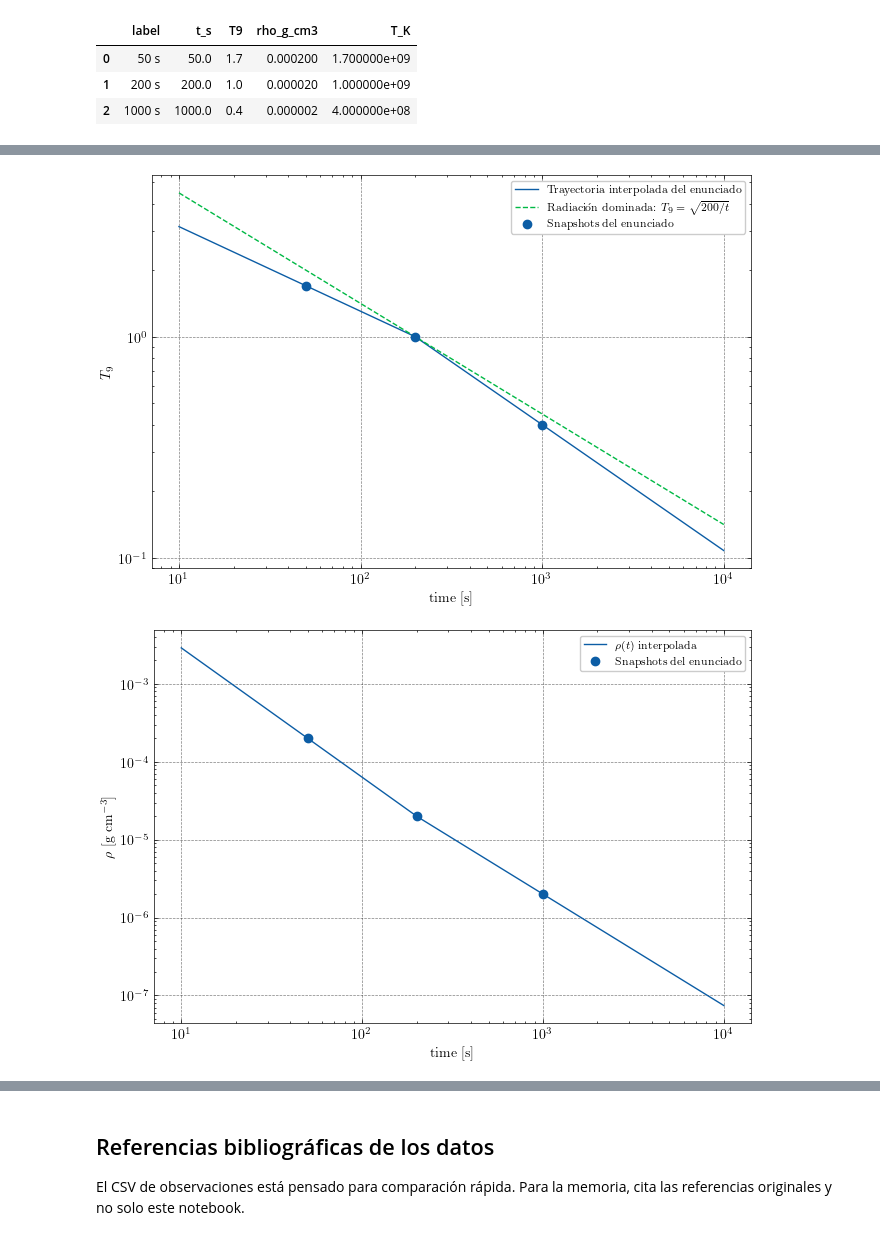
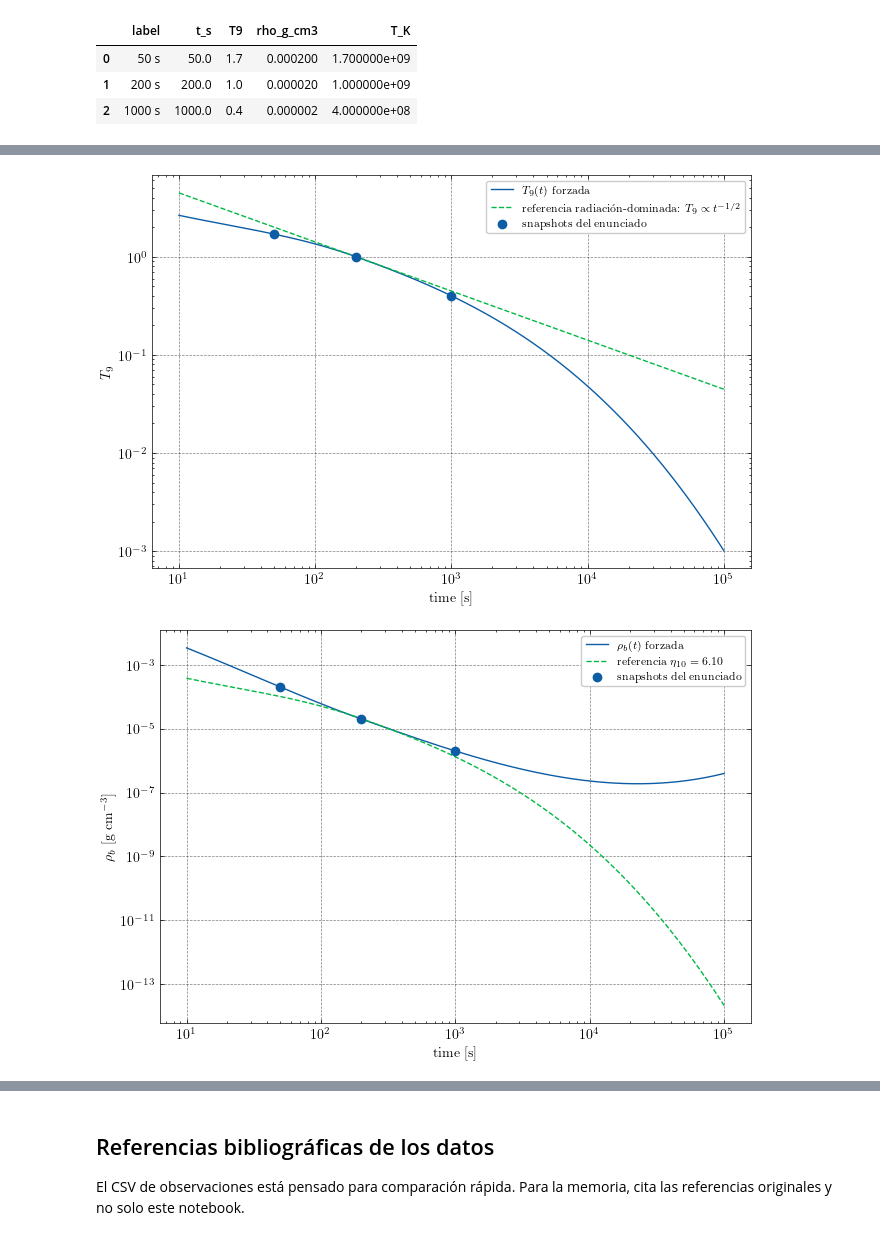
Before and after one commit to Godanitt/BNN_simulation, a Jupyter notebook: main/00_config_fuentes_y_termodinamica.ipynb, the cells around one changed output, grey strips where cells are left out. Saved outputs shown, nothing was run; the diff lists cells and outputs as text; code cells hidden in the pictures.

```diff
--- a/main/00_config_fuentes_y_termodinamica.ipynb
+++ b/main/00_config_fuentes_y_termodinamica.ipynb
@@ -180,27 +200,46 @@ thermo
 # %%
-# Gráfica de la historia termodinámica que se usará en las simulaciones.
-t_plot = np.geomspace(10.0, 1.0e4, 500)
+# Gráficas de la historia termodinámica usada en las simulaciones.
+# Se guardan con los nombres que llama directamente la memoria Typst.
+
+t_plot = np.geomspace(10.0, 1.0e5, 1000)
 
 fig, ax = plt.subplots(figsize=(6.8, 4.6))
-ax.loglog(t_plot, T9_of_t(t_plot), label=r"Trayectoria interpolada del enunciado")
-ax.loglog(t_plot, radiation_T9_fit200(t_plot), "--", label=r"Radiación dominada: $T_9=\sqrt{200/t}$")
-ax.scatter(snapshots["t_s"], snapshots["T9"], marker="o", zorder=5, label="Snapshots del enunciado")
+ax.loglog(t_plot, T9_of_t(t_plot), label=r"$T_9(t)$ forzada")
+ax.loglog(t_plot, thermo_model.T9_radiation_base(t_plot), "--", label=r"referencia radiación-dominada: $T_9\propto t^{-1/2}$")
+ax.scatter(snapshots["t_s"], snapshots["T9"], marker="o", zorder=5, label="snapshots del enunciado")
 ax.set_xlabel("time [s]")
 ax.set_ylabel(r"$T_9$")
 ax.legend(fontsize=8)
 fig.tight_layout()
+fig.savefig(FIG_DIR / "fig_thermo_T9_forced_radiation.pdf")
+# Compatibilidad con nombres anteriores.
 fig.savefig(FIG_DIR / "fig_thermo_T9_models.pdf")
 plt.show()
 
 fig, ax = plt.subplots(figsize=(6.8, 4.6))
-ax.loglog(t_plot, rho_of_t(t_plot), label=r"$\rho(t)$ interpolada")
-ax.scatter(snapshots["t_s"], snapshots["rho_g_cm3"], marker="o", zorder=5, label="Snapshots del enunciado")
+ax.loglog(t_plot, rho_of_t(t_plot), label=r"$\rho_b(t)$ forzada")
+ax.loglog(t_plot, thermo_model.rho_eta_reference_of_t(t_plot), "--", label=rf"referencia $\eta_{{10}}={ETA10_PLANCK_APPROX:.2f}$")
+ax.scatter(snapshots["t_s"], snapshots["rho_g_cm3"], marker="o", zorder=5, label="snapshots del enunciado")
 ax.set_xlabel("time [s]")
-ax.set_ylabel(r"$\rho$ [g cm$^{-3}$]")
+ax.set_ylabel(r"$\rho_b$ [g cm$^{-3}$]")
 ax.legend(fontsize=8)
 fig.tight_layout()
+fig.savefig(FIG_DIR / "fig_thermo_rho_forced_eta.pdf")
+# Compatibilidad con nombres anteriores.
 fig.savefig(FIG_DIR / "fig_thermo_rho_model.pdf")
 plt.show()
+
+fig, ax = plt.subplots(figsize=(6.8, 4.6))
+eta10_plot = 1.0e10 * eta_of_t(t_plot)
+ax.semilogx(t_plot, eta10_plot, label=r"$\eta_{10}$ efectiva")
+ax.axhline(ETA10_PLANCK_APPROX, ls="--", color="0.35", label=rf"referencia CMB $\eta_{{10}}\simeq {ETA10_PLANCK_APPROX:.2f}$")
+ax.scatter(snapshots["t_s"], 1.0e10 * eta_of_t(snapshots["t_s"]), marker="o", zorder=5, label="snapshots")
+ax.set_xlabel("time [s]")
+ax.set_ylabel(r"$\eta_{10}=10^{10} n_b/n_\gamma$")
+ax.legend(fontsize=8)
+fig.tight_layout()
+fig.savefig(FIG_DIR / "fig_eta10_effective_forced.pdf")
+plt.show()
 # %% [output]
-[figure, old version]
+[figure, new version]
-[figure, old version]
+[figure, new version]
```
Also changed, not shown: parts of 2 cells of this notebook, 40 other files.
